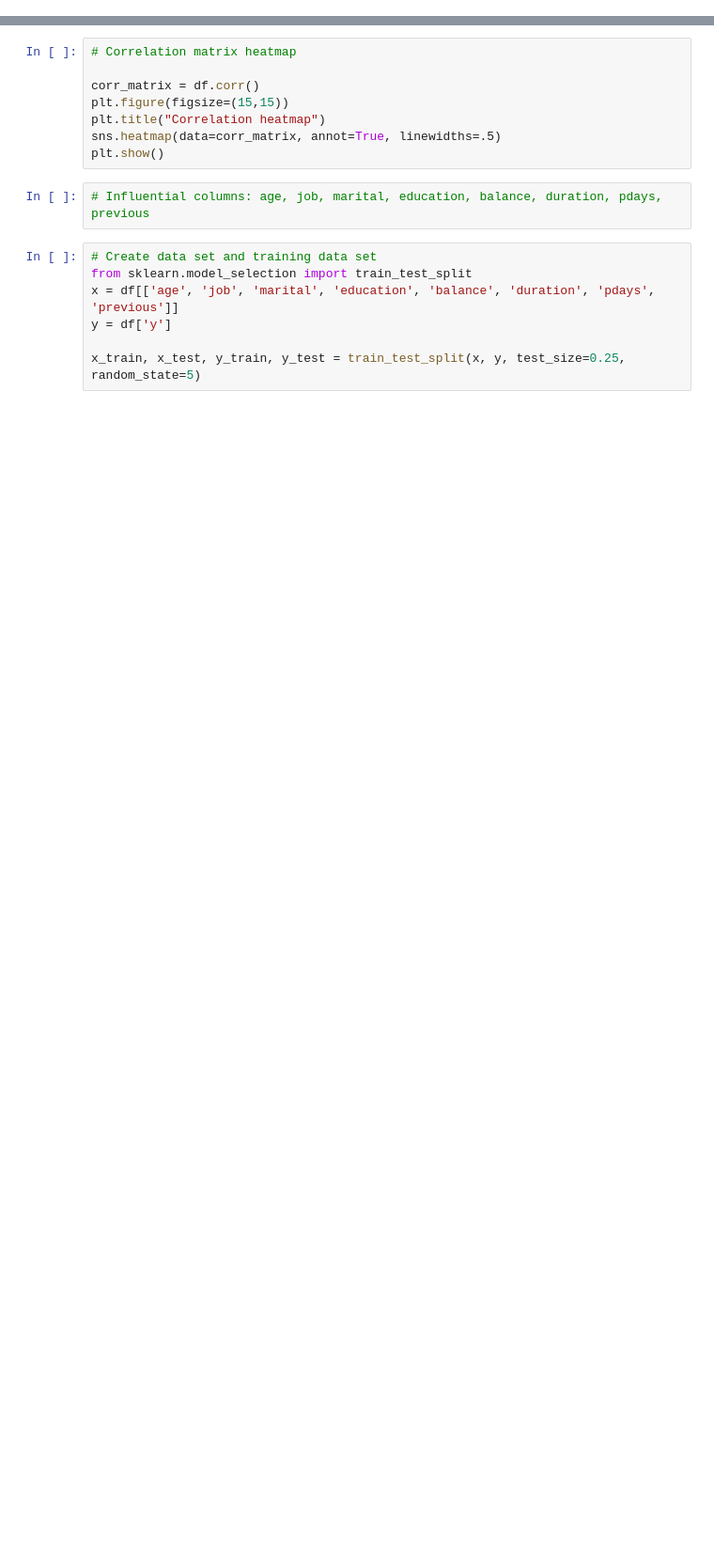
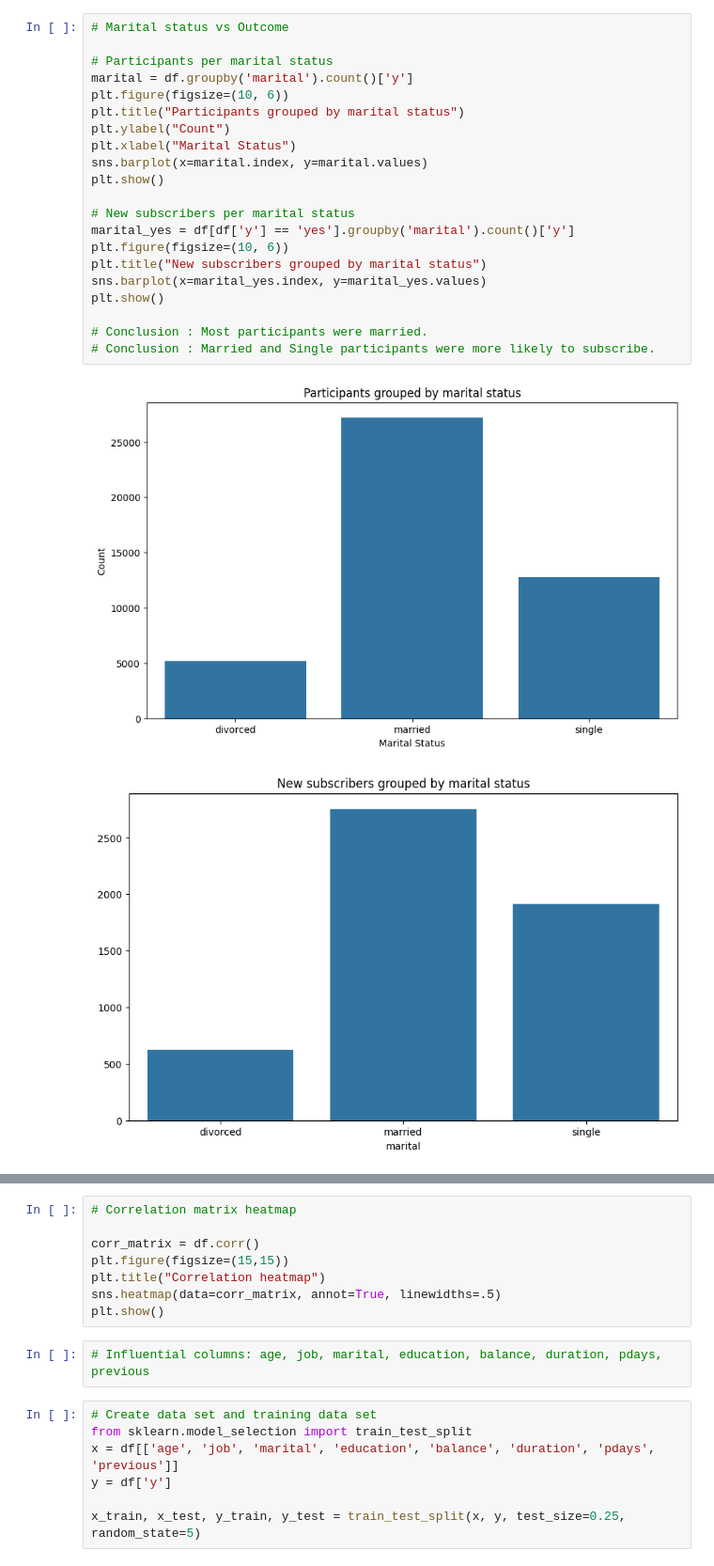
Before and after one commit to vnpranav/DI_Hackathon_2, a Jupyter notebook: analysis.ipynb, the cells around one changed output, grey strips where cells are left out. Shown at 94% size. Saved outputs shown, nothing was run; the diff lists cells and outputs as text; blank space fills up the shorter version.

```diff
--- a/analysis.ipynb
+++ b/analysis.ipynb
@@ -15,0 +106,24 @@ df.keys()
+# %%
+# Marital status vs Outcome
+
+# Participants per marital status
+marital = df.groupby('marital').count()['y']
+plt.figure(figsize=(10, 6))
+plt.title("Participants grouped by marital status")
+plt.ylabel("Count")
+plt.xlabel("Marital Status")
+sns.barplot(x=marital.index, y=marital.values)
+plt.show()
+
+# New subscribers per marital status
+marital_yes = df[df['y'] == 'yes'].groupby('marital').count()['y']
+plt.figure(figsize=(10, 6))
+plt.title("New subscribers grouped by marital status")
+sns.barplot(x=marital_yes.index, y=marital_yes.values)
+plt.show()
+
+# Conclusion : Most participants were married.
+# Conclusion : Married and Single participants were more likely to subscribe.
+# %% [output]
+[figure, added]
+[figure, added]
```
Also changed, not shown: parts of 22 cells of this notebook, 1 other file.
